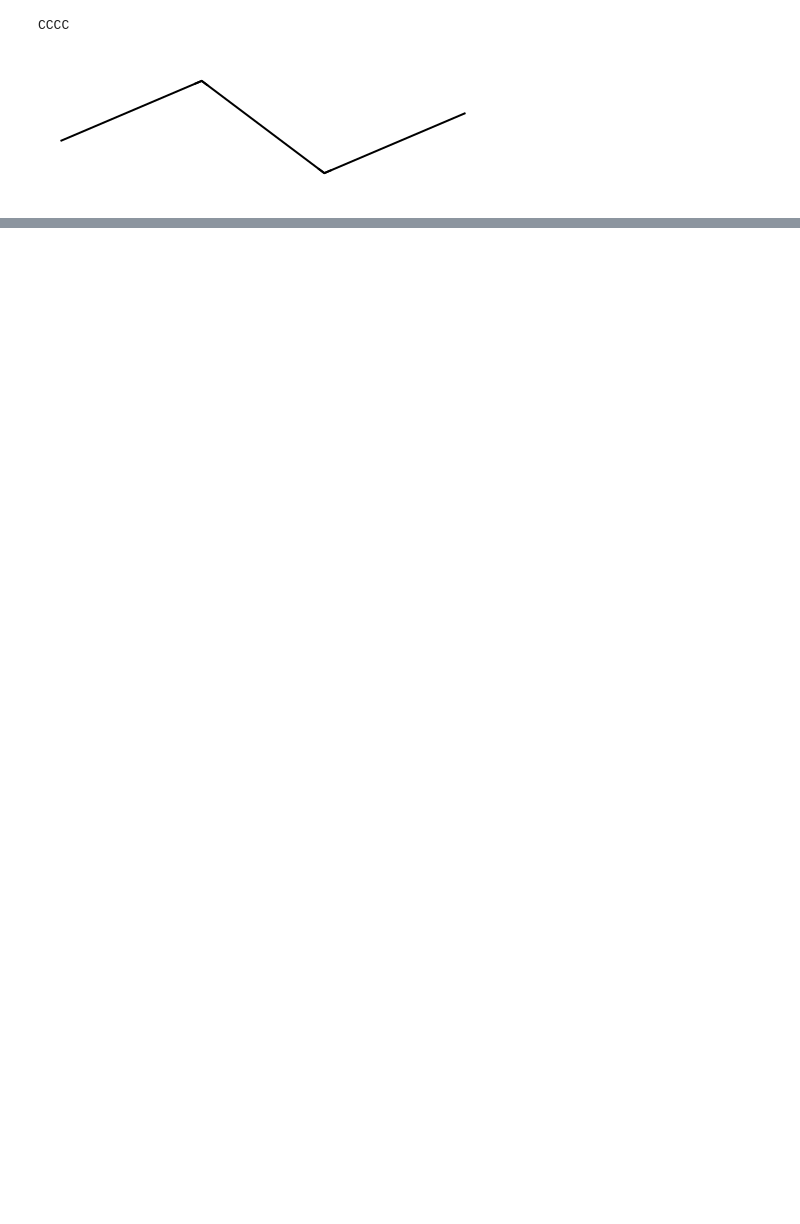
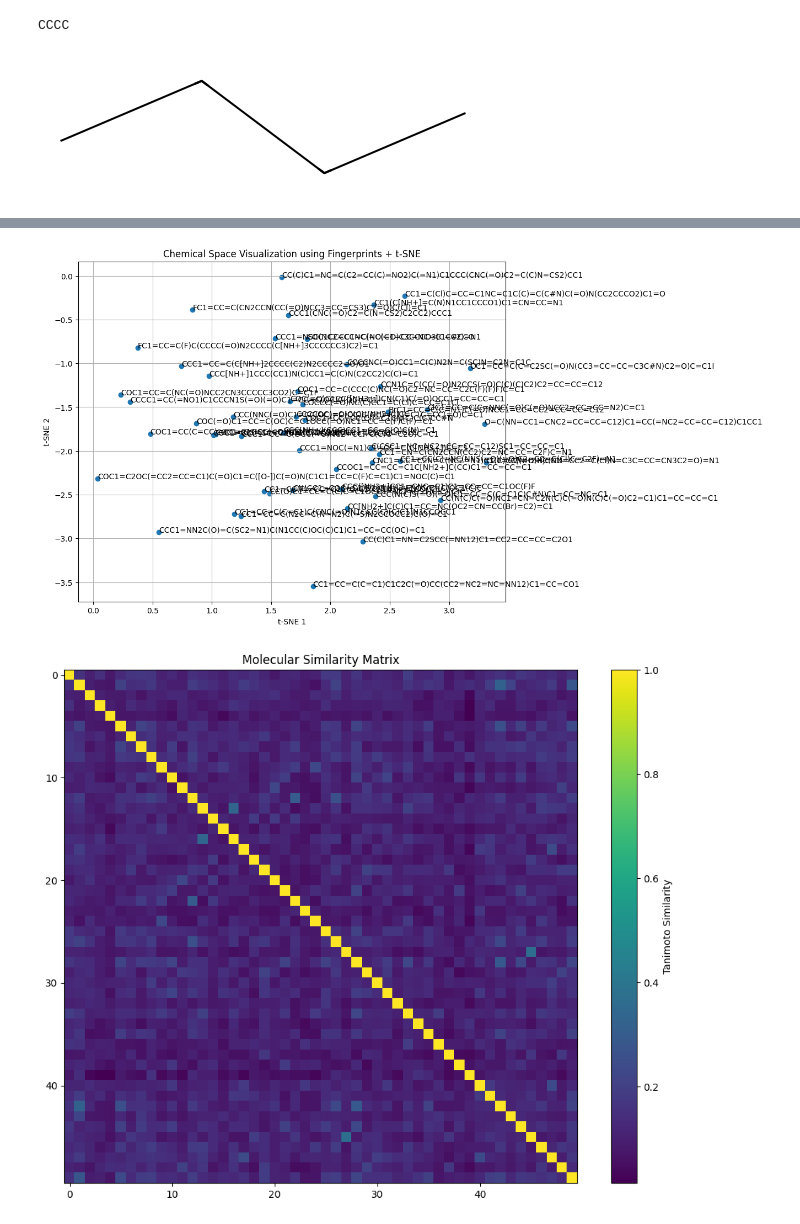
Before and after one commit to camlcworkshop/camlcworkshop.github.io, a Jupyter notebook: content/session_1_laplaza_iribarren/smiles_tutorial.ipynb, the cells around one changed output, grey strips where cells are left out. Saved outputs shown, nothing was run; the diff lists cells and outputs as text; code cells hidden in the pictures; blank space fills up the shorter version.

```diff
--- a/content/session_1_laplaza_iribarren/smiles_tutorial.ipynb
+++ b/content/session_1_laplaza_iribarren/smiles_tutorial.ipynb
@@ -533,0 +759,50 @@ display(new_mol)
+# %%
+# Let's also try visualizing based on fingerprints instead of descriptors
+# This often gives more chemically intuitive results
+
+# Generate Morgan fingerprints
+fpgen = rdFingerprintGenerator.GetMorganGenerator(radius=2)
+fps = [fpgen.GetFingerprint(m) for m in mols]
+
+# Convert to numpy array
+fp_array = []
+for fp in fps:
+    arr = np.zeros((0,), dtype=np.int8)
+    DataStructs.ConvertToNumpyArray(fp, arr)
+    fp_array.append(arr)
+fp_array = np.array(fp_array)
+
+# Apply t-SNE to fingerprints
+tsne_fp = TSNE(n_components=2, random_state=42)
+X_tsne_fp = tsne_fp.fit_transform(fp_array)
+
+# Create a scatter plot
+plt.figure(figsize=(10, 8))
+plt.scatter(X_tsne_fp[:, 0], X_tsne_fp[:, 1])
+
+# Add labels for each point
+for i, name in enumerate(names):
+    plt.annotate(name, (X_tsne_fp[i, 0], X_tsne_fp[i, 1]))
+
+plt.xlabel('t-SNE 1')
+plt.ylabel('t-SNE 2')
+plt.title('Chemical Space Visualization using Fingerprints + t-SNE')
+plt.grid(True)
+plt.show()
+
+# Let's also show a similarity matrix for these compounds
+similarity_matrix = np.zeros((len(fps), len(fps)))
+for i in range(len(fps)):
+    for j in range(len(fps)):
+        similarity_matrix[i,j] = DataStructs.TanimotoSimilarity(fps[i], fps[j])
+
+plt.figure(figsize=(10, 8))
+plt.imshow(similarity_matrix, cmap='viridis')
+plt.colorbar(label='Tanimoto Similarity')
+
+plt.title('Molecular Similarity Matrix')
+plt.tight_layout()
+plt.show()
+# %% [output]
+[figure, added]
+[figure, added]
```
Also changed, not shown: parts of 16 cells of this notebook, 2 other files.
